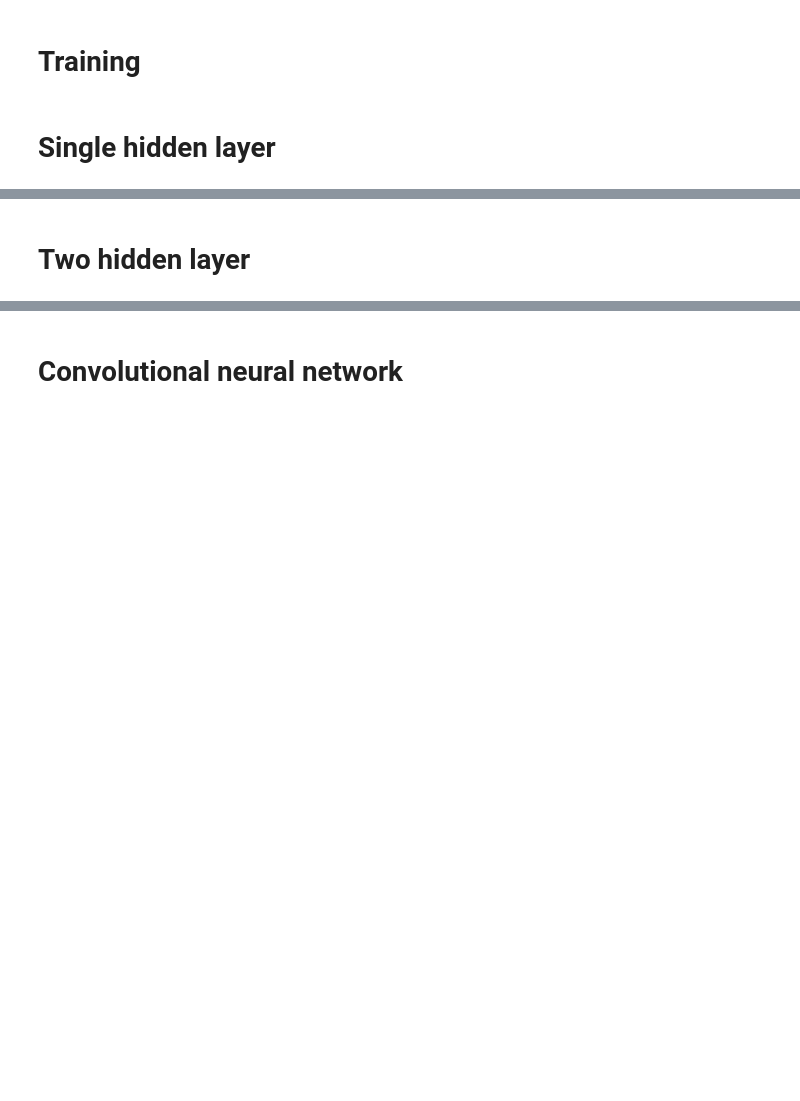
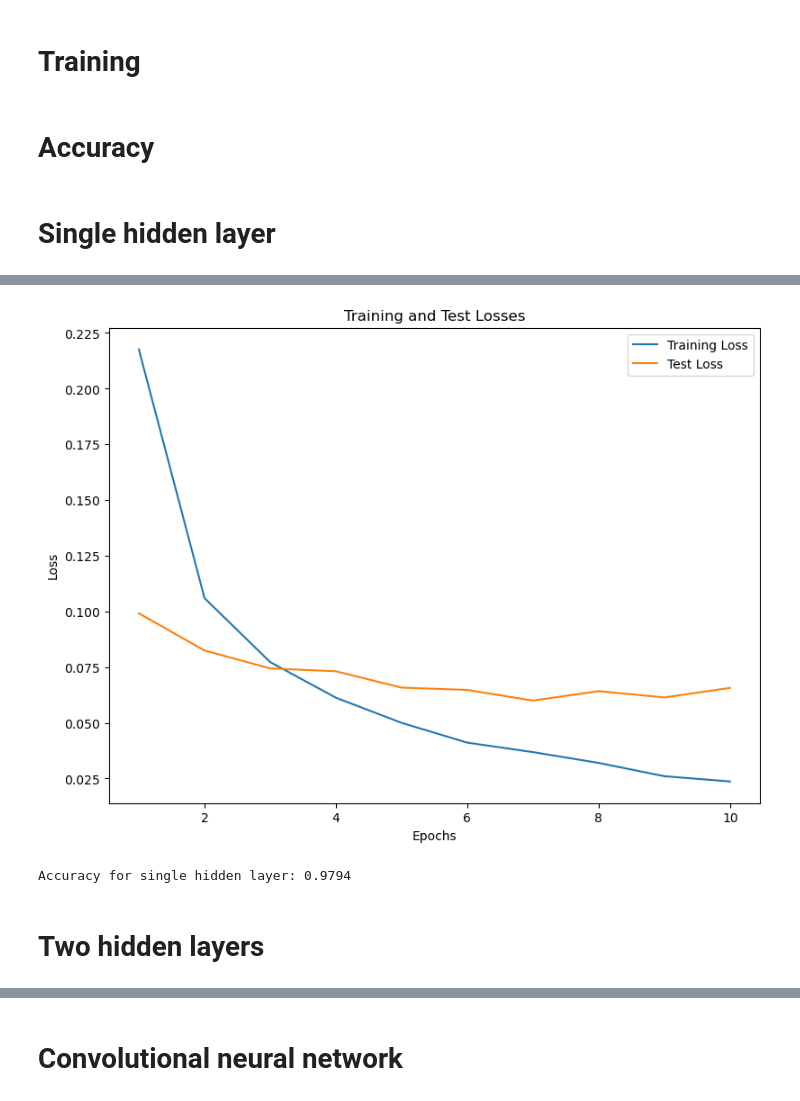
Before and after one commit to olabratt/DIT407, a Jupyter notebook: Assignment6/ola/assignment6.ipynb, the cells around one changed output, grey strips where cells are left out. Saved outputs shown, nothing was run; the diff lists cells and outputs as text; code cells hidden in the pictures; blank space fills up the shorter version.

```diff
--- a/Assignment6/ola/assignment6.ipynb
+++ b/Assignment6/ola/assignment6.ipynb
@@ -71,15 +71,19 @@ class NeuralNet(nn.Module):
         layers = []
         for i in range(len(layer_sizes) - 1):
             layers.append(nn.Linear(layer_sizes[i], layer_sizes[i+1]))
-            if i < len(layer_sizes) - 2:  # Add ReLU except for the last layer
+            if i < len(layer_sizes) - 2:  # Add ReLU and batch normalization except for the last layer
+                layers.append(nn.BatchNorm1d(layer_sizes[i+1]))
                 layers.append(nn.ReLU())
+            else:
+                layers.append(nn.LogSoftmax(dim=1)) #layers.append(nn.Softmax(dim=1))
 
 
         self.model = nn.Sequential(*layers)
 
     def forward(self, x):
         x = x.view(-1, 28 * 28)
-        return self.model(x)
+        x = self.model(x)
+        return x
 # %% [markdown]
 <h1>Training</h1>
 # %%
@@ -128,3 +133,5 @@ def train(model, criterion, optimizer, train_loader, test_loader, num_epochs, na
     ax.legend()
     plt.show()
     fig.savefig(name  +  ".pdf", bbox_inches='tight')
+# %% [markdown]
+<h1>Accuracy</h1>
@@ -132,7 +155,7 @@ def train(model, criterion, optimizer, train_loader, test_loader, num_epochs, na
 <h1>Single hidden layer</h1>
 # %%
 input_size = 28 * 28
-hidden_sizes = [500] # Is this the best choice?
+hidden_sizes = [300] # Is this the best choice?
 output_size = 10
 
 model = NeuralNet(input_size, hidden_sizes, output_size)
@@ -144,3 +167,6 @@ num_epochs = 10
 criterion = nn.CrossEntropyLoss()
 
 train(model, criterion, optimizer, train_loader, test_loader, num_epochs, "single_hidden_layer")
+accuracy = calculate_accuracy(model, test_loader)
+print(f"Accuracy for single hidden layer: {accuracy:.4f}")
+# %% [output]
@@ -147,5 +183,7 @@ train(model, criterion, optimizer, train_loader, test_loader, num_epochs, "singl
+[figure, added]
+Accuracy for single hidden layer: 0.9794
 # %% [markdown]
-<h1>Two hidden layer</h1>
+<h1>Two hidden layers</h1>
 # %%
 input_size = 28 * 28
 hidden_sizes = [500, 300]
```
Also changed, not shown: parts of 9 cells of this notebook, 5 other files.
